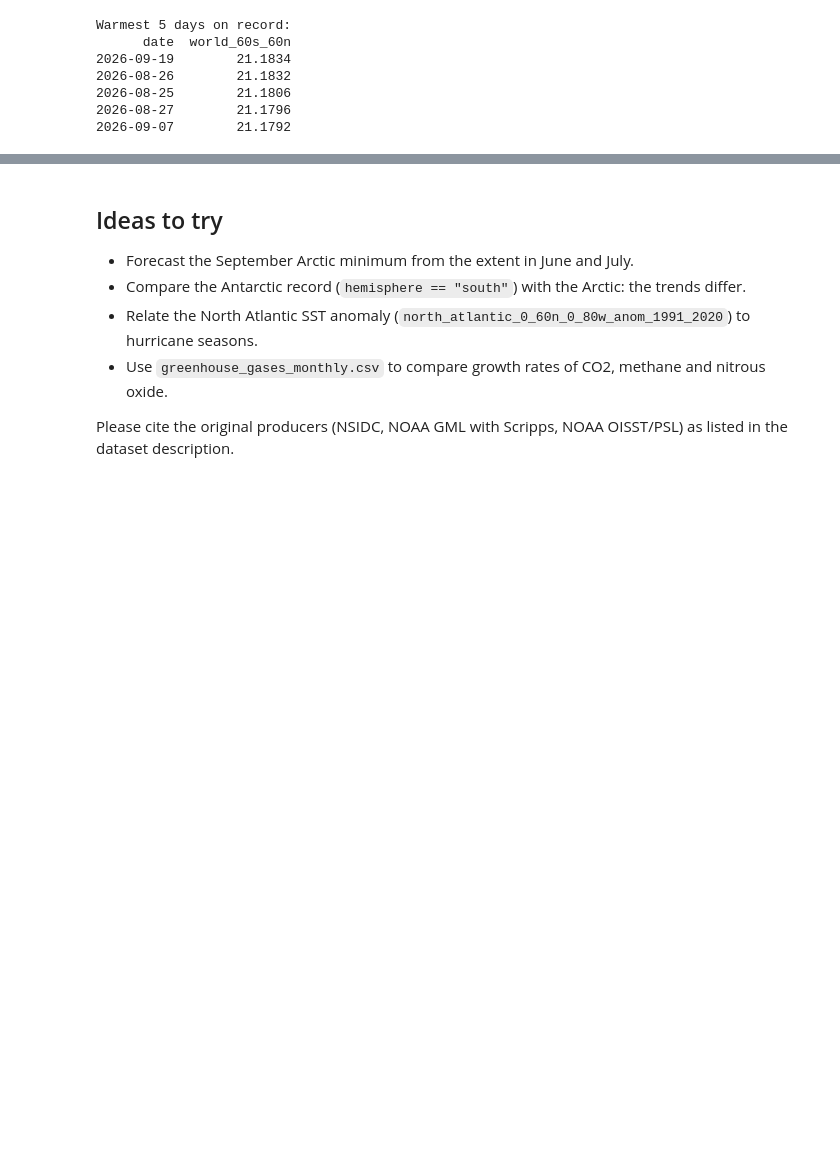
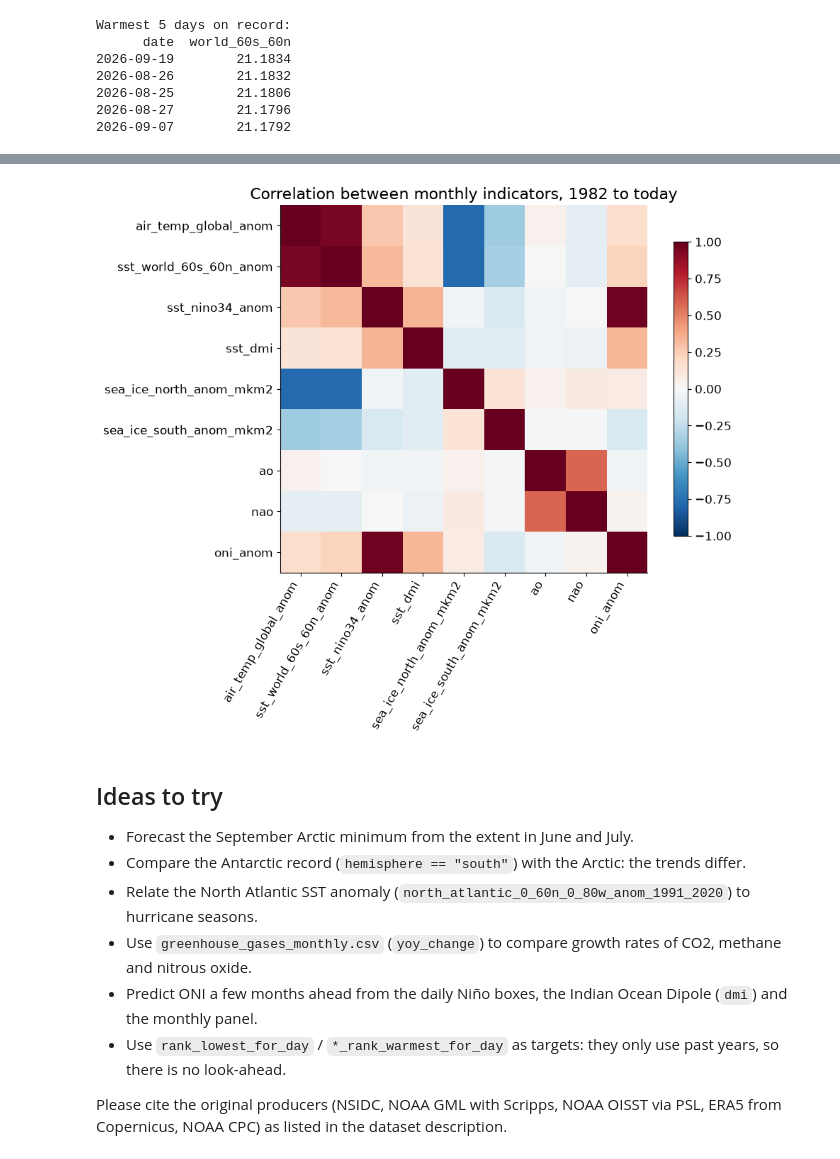
Before and after one commit to yasumorishima/earth-vital-signs, a Jupyter notebook: notebooks/earth-vital-signs-starter.ipynb, the cells around one changed output, grey strips where cells are left out. Cells and saved outputs as stored; diff of their text form; code cells hidden in the pictures; blank space fills up the shorter version.

```diff
--- a/notebooks/earth-vital-signs-starter.ipynb
+++ b/notebooks/earth-vital-signs-starter.ipynb
@@ -101,9 +154,25 @@ Warmest 5 days on record:
+# %%
+cols = ["air_temp_global_anom", "sst_world_60s_60n_anom", "sst_nino34_anom",
+        "sst_dmi", "sea_ice_north_anom_mkm2", "sea_ice_south_anom_mkm2", "ao", "nao", "oni_anom"]
+c = panel[panel.date >= "1982-01-01"][cols].corr()
+fig, ax = plt.subplots(figsize=(10, 8))
+im = ax.imshow(c.values, cmap="RdBu_r", vmin=-1, vmax=1)
+ax.set_xticks(range(len(cols)), cols, rotation=60, ha="right")
+ax.set_yticks(range(len(cols)), cols)
+fig.colorbar(im, ax=ax, shrink=0.8)
+ax.set_title("Correlation between monthly indicators, 1982 to today")
+plt.tight_layout()
+plt.show()
+# %% [output]
+[figure, added]
 # %% [markdown]
 ## Ideas to try
 
 - Forecast the September Arctic minimum from the extent in June and July.
 - Compare the Antarctic record (`hemisphere == "south"`) with the Arctic: the trends differ.
 - Relate the North Atlantic SST anomaly (`north_atlantic_0_60n_0_80w_anom_1991_2020`) to hurricane seasons.
-- Use `greenhouse_gases_monthly.csv` to compare growth rates of CO2, methane and nitrous oxide.
+- Use `greenhouse_gases_monthly.csv` (`yoy_change`) to compare growth rates of CO2, methane and nitrous oxide.
+- Predict ONI a few months ahead from the daily Niño boxes, the Indian Ocean Dipole (`dmi`) and the monthly panel.
+- Use `rank_lowest_for_day` / `*_rank_warmest_for_day` as targets: they only use past years, so there is no look-ahead.
 
-Please cite the original producers (NSIDC, NOAA GML with Scripps, NOAA OISST/PSL) as listed in the dataset description.
+Please cite the original producers (NSIDC, NOAA GML with Scripps, NOAA OISST via PSL, ERA5 from Copernicus, NOAA CPC) as listed in the dataset description.
```
Also changed, not shown: parts of 7 cells of this notebook, 1 other file.
